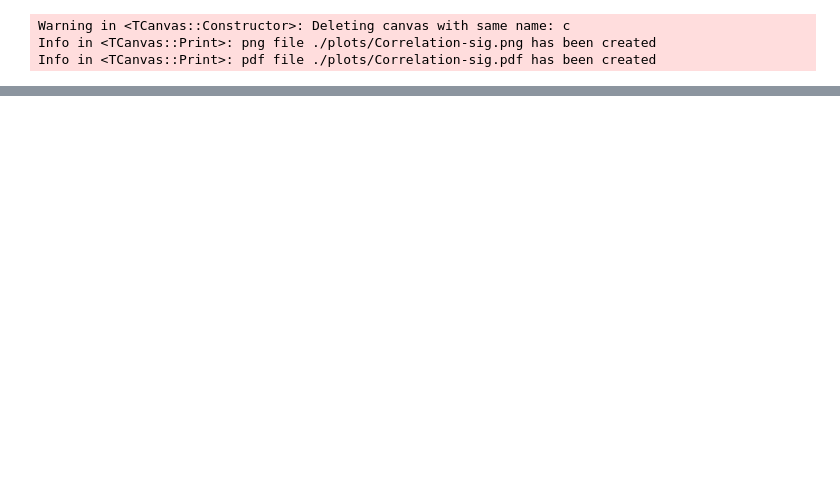
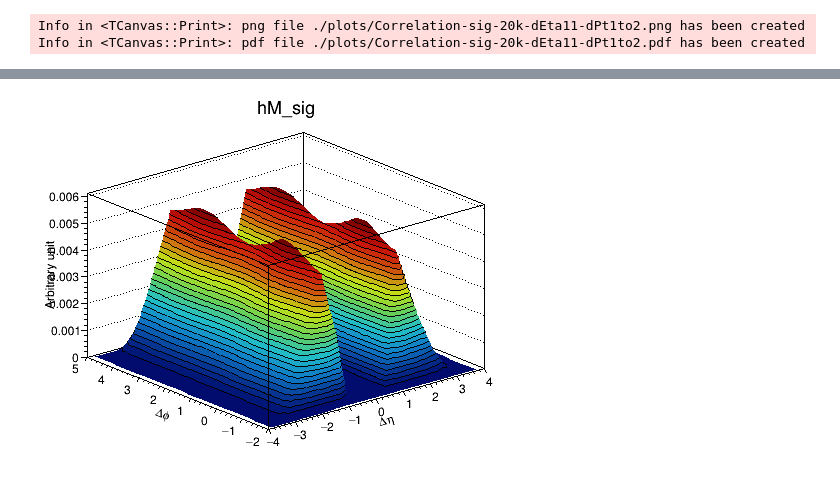
Before and after one commit to hrjheng/NCU-1072-HEPCourse, a Jupyter notebook: Angular-correlation/Correlation.ipynb, the cells around one changed output, grey strips where cells are left out. Cells and saved outputs as stored; diff of their text form; code cells hidden in the pictures; blank space fills up the shorter version.

```diff
--- a/Angular-correlation/Correlation.ipynb
+++ b/Angular-correlation/Correlation.ipynb
@@ -21,10 +21,9 @@ Canvas_phi = 40
 ROOT.gStyle.SetPalette(55)
 MaxZ = 0.0045
 # %%
-f = ROOT.TFile('./plots/hist_corr.root','READ')
+f = ROOT.TFile('./plots/hist_corr_20k.root','READ')
 hM_sig = f.Get('hM_sig')
 c = ROOT.TCanvas('c','c',500,400)
-ROOT.gStyle.SetPalette(55)
 c.cd()
 hM_sig.Scale(1./hM_sig.GetEntries())
 hM_sig.GetXaxis().SetTitle('#Delta#eta')
@@ -38,14 +37,13 @@ hM_sig.GetYaxis().CenterTitle()
 hM_sig.GetZaxis().CenterTitle()
 # hM_sig.GetZaxis().SetRangeUser(0,MaxZ)
 hM_sig.SetLineColor(1)
-hM_sig.SetContour(99)
+hM_sig.SetContour(30)
 ROOT.gPad.SetPhi(Canvas_phi)
 hM_sig.Draw('surf2')
 hM_sig.Draw('CONT1 SAME')
 c.Draw()
-c.SaveAs('./plots/Correlation-sig.png')
-c.SaveAs('./plots/Correlation-sig.pdf')
+c.SaveAs('./plots/Correlation-sig-20k-dEta11-dPt1to2.png')
+c.SaveAs('./plots/Correlation-sig-20k-dEta11-dPt1to2.pdf')
 # %% [output]
-Warning in <TCanvas::Constructor>: Deleting canvas with same name: c
-Info in <TCanvas::Print>: png file ./plots/Correlation-sig.png has been created
-Info in <TCanvas::Print>: pdf file ./plots/Correlation-sig.pdf has been created
+Info in <TCanvas::Print>: png file ./plots/Correlation-sig-20k-dEta11-dPt1to2.png has been created
+Info in <TCanvas::Print>: pdf file ./plots/Correlation-sig-20k-dEta11-dPt1to2.pdf has been created
@@ -53,2 +50,3 @@ Info in <TCanvas::Print>: pdf file ./plots/Correlation-sig.pdf has been created
+[figure, added]
 # %%
 hM_bkg = f.Get('hM_bkg')
```
Also changed, not shown: parts of 9 cells of this notebook, 44 other files.
